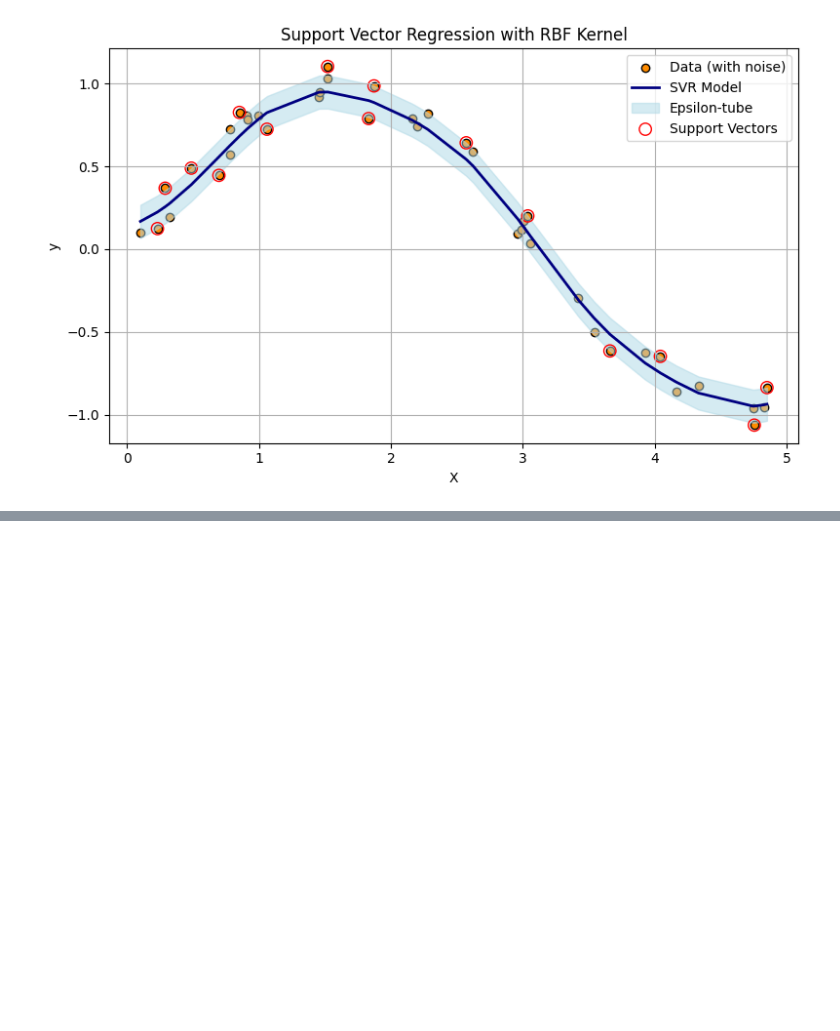
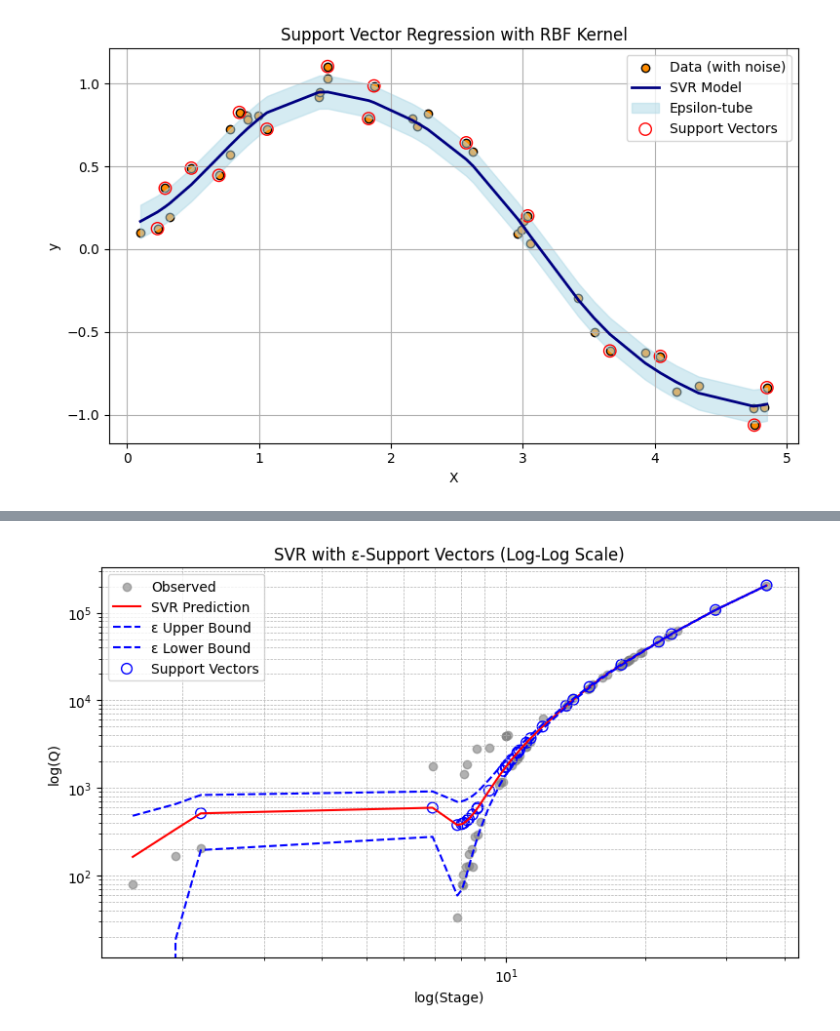
Before and after one commit to dustykat/ce-5319-webroot, a Jupyter notebook: MLBE4CE/_build/jupyter_execute/chapters/09-supportvectors/supportvectors.ipynb, the cells around one changed output, grey strips where cells are left out. Drawn from its saved outputs; the diff is of its cells as text; code cells hidden in the pictures; blank space fills up the shorter version.

```diff
--- a/MLBE4CE/_build/jupyter_execute/chapters/09-supportvectors/supportvectors.ipynb
+++ b/MLBE4CE/_build/jupyter_execute/chapters/09-supportvectors/supportvectors.ipynb
@@ -550,0 +746,14 @@ While linear programs guarantee complementary slackness at optimality, quadratic
+# %%
+# Extract and reshape inputs/outputs (our example is 1D in target and features
+X = data['Stage(ft)'].values.reshape(-1, 1)      # already 2D, but explicit reshape is safe
+y = data[['Q(cfs)']].values.reshape(-1, 1)       # reshape to 2D for scaler
+
+# Scale inputs and outputs
+sc_X = StandardScaler()
+sc_y = StandardScaler()
+X_scaled = sc_X.fit_transform(X)
+y_scaled = sc_y.fit_transform(y.reshape(-1, 1)).ravel()
+# %%
+# Train SVR
+svr_rbf = SVR(kernel='rbf', degree=2, C=100, epsilon=0.01)
+svr_rbf.fit(X_scaled, y_scaled); # semi-colon supresses console output; needed so Sphynx compiler does not get confused
@@ -550,0 +764,46 @@ While linear programs guarantee complementary slackness at optimality, quadratic
+# %%
+# Get support vectors in original (unscaled) coordinates
+support_vectors_scaled = svr_rbf.support_vectors_
+support_vectors_original = sc_X.inverse_transform(support_vectors_scaled)
+
+# Recalculate prediction and ε-tube boundaries
+y_pred_scaled = svr_rbf.predict(X_scaled)
+y_pred = sc_y.inverse_transform(y_pred_scaled.reshape(-1, 1)).ravel()
+
+# ε-tube boundaries (in scaled space)
+epsilon = svr_rbf.epsilon
+y_pred_upper_scaled = y_pred_scaled + epsilon
+y_pred_lower_scaled = y_pred_scaled - epsilon
+
+# Inverse-transform boundaries to original space
+y_pred_upper = sc_y.inverse_transform(y_pred_upper_scaled.reshape(-1, 1)).ravel()
+y_pred_lower = sc_y.inverse_transform(y_pred_lower_scaled.reshape(-1, 1)).ravel()
+
+# Plot with optional log scale
+use_loglog = True
+
+plt.figure(figsize=(8, 5))
+plt.scatter(X, y, color='gray', alpha=0.6, label='Observed')
+plt.plot(X, y_pred, color='red', label='SVR Prediction')
+plt.plot(X, y_pred_upper, color='blue', linestyle='--', label='ε Upper Bound')
+plt.plot(X, y_pred_lower, color='blue', linestyle='--', label='ε Lower Bound')
+
+# Plot support vectors
+plt.scatter(support_vectors_original,
+            sc_y.inverse_transform(svr_rbf.predict(support_vectors_scaled).reshape(-1, 1)).ravel(),
+            s=60, facecolors='none', edgecolors='blue', label='Support Vectors')
+
+plt.xlabel("Stage (ft)" if not use_loglog else "log(Stage)")
+plt.ylabel("Q (cfs)" if not use_loglog else "log(Q)")
+plt.title("SVR with ε-Support Vectors" + (" (Log-Log Scale)" if use_loglog else ""))
+plt.legend()
+
+if use_loglog:
+    plt.xscale('log')
+    plt.yscale('log')
+
+plt.grid(True, which='both', ls='--', linewidth=0.5)
+plt.tight_layout()
+plt.show()
+# %% [output]
+[figure, added]
```
Also changed, not shown: parts of 19 cells of this notebook, 33 other files.
